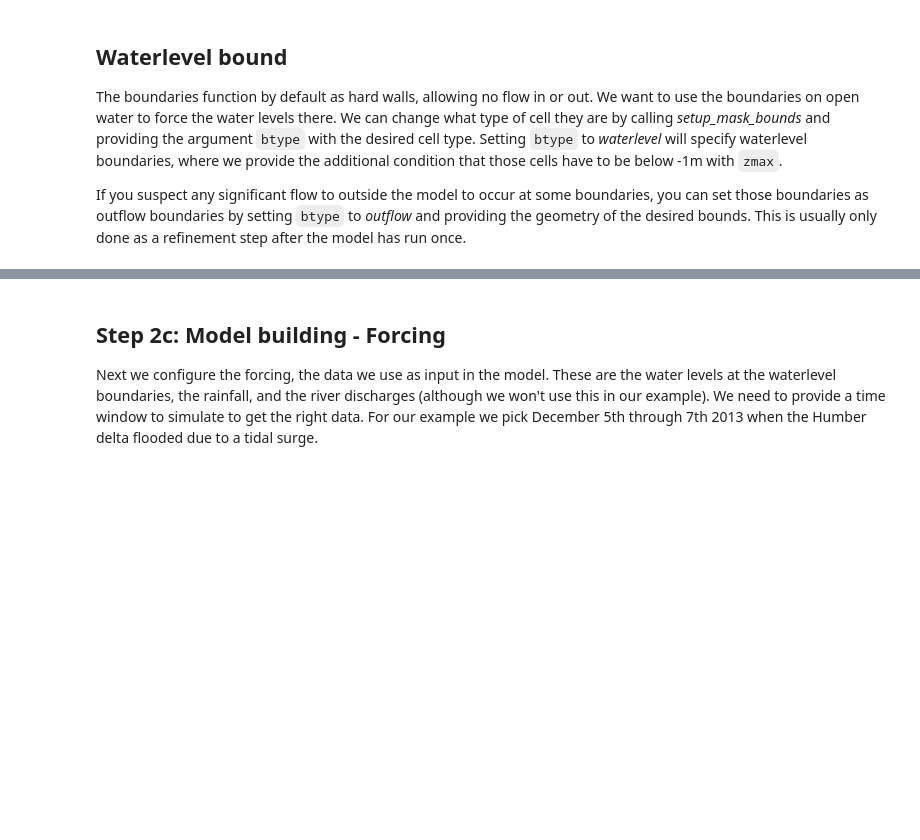
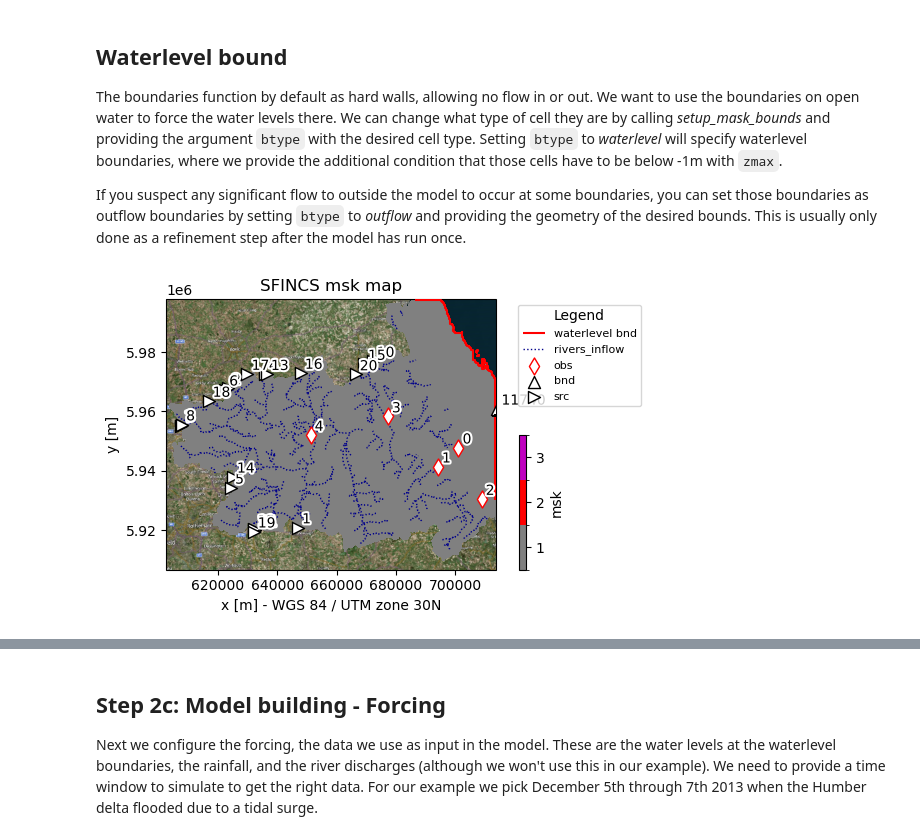
Before and after one commit to interTwin-eu/DT-flood, a Jupyter notebook: Notebooks/SetupSFINCS.ipynb, the cells around one changed output, grey strips where cells are left out. Cells and saved outputs as stored; diff of their text form; code cells hidden in the pictures; blank space fills up the shorter version.

```diff
--- a/Notebooks/SetupSFINCS.ipynb
+++ b/Notebooks/SetupSFINCS.ipynb
@@ -150,6 +173,9 @@ The boundaries function by default as hard walls, allowing no flow in or out. We
 
 If you suspect any significant flow to outside the model to occur at some boundaries, you can set those boundaries as outflow boundaries by setting `btype` to *outflow* and providing the geometry of the desired bounds. This is usually only done as a refinement step after the model has run once.
 # %%
-sf.setup_mask_bounds(btype='waterlevel', zmax=-2, reset_bounds=True)
+excl_bounds = gpd.GeoDataFrame(geometry=mask_active.to_crs(sf.crs).buffer(1000))
+sf.setup_mask_bounds(btype='waterlevel', zmax=-5, reset_bounds=True, exclude_mask=excl_bounds)
 
 _ = sf.plot_basemap(variable='msk', bmap='sat', zoomlevel=10)
+# %% [output]
+[figure, added]
```
Also changed, not shown: parts of 16 cells of this notebook, 41 other files.
